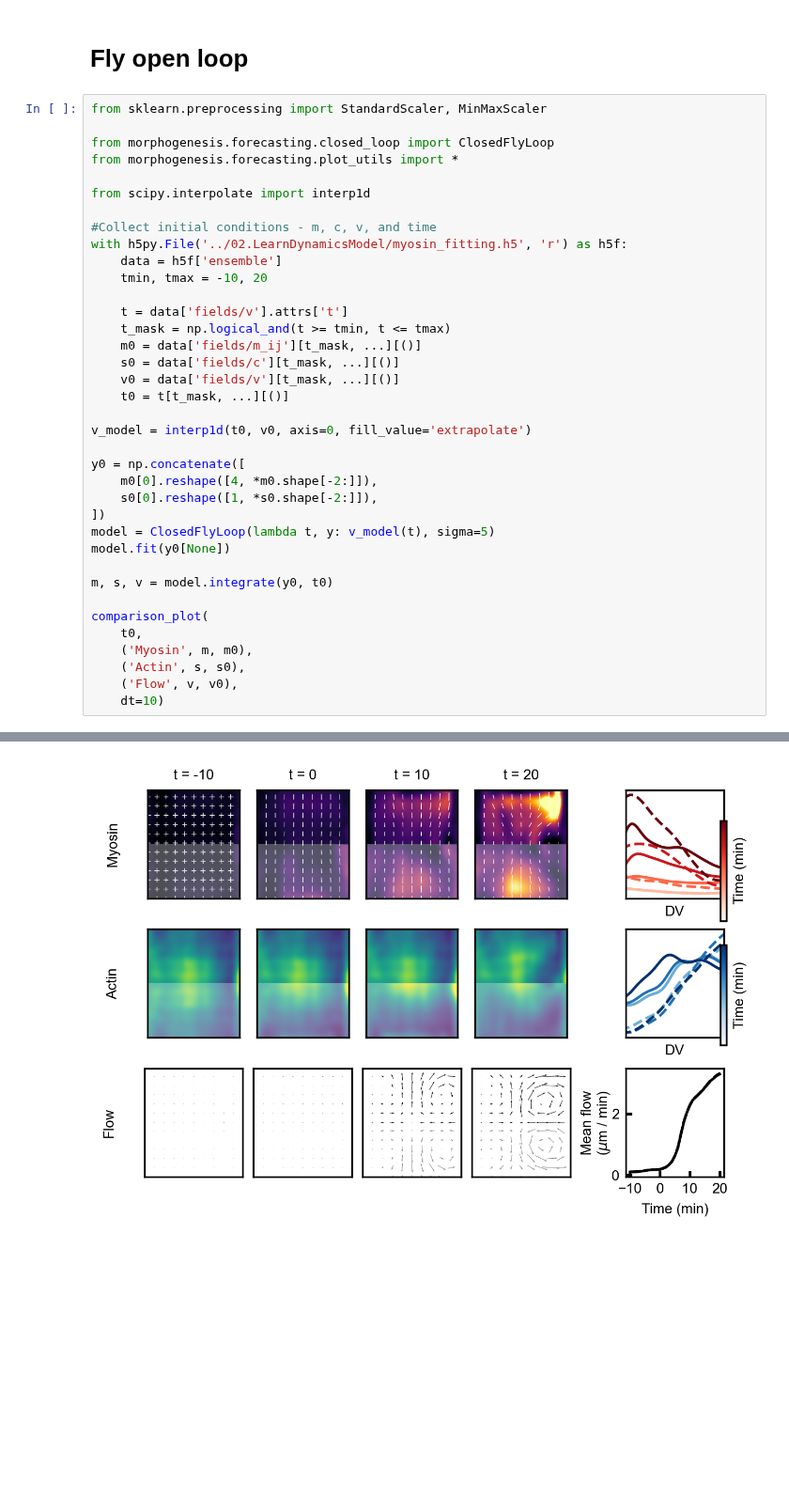
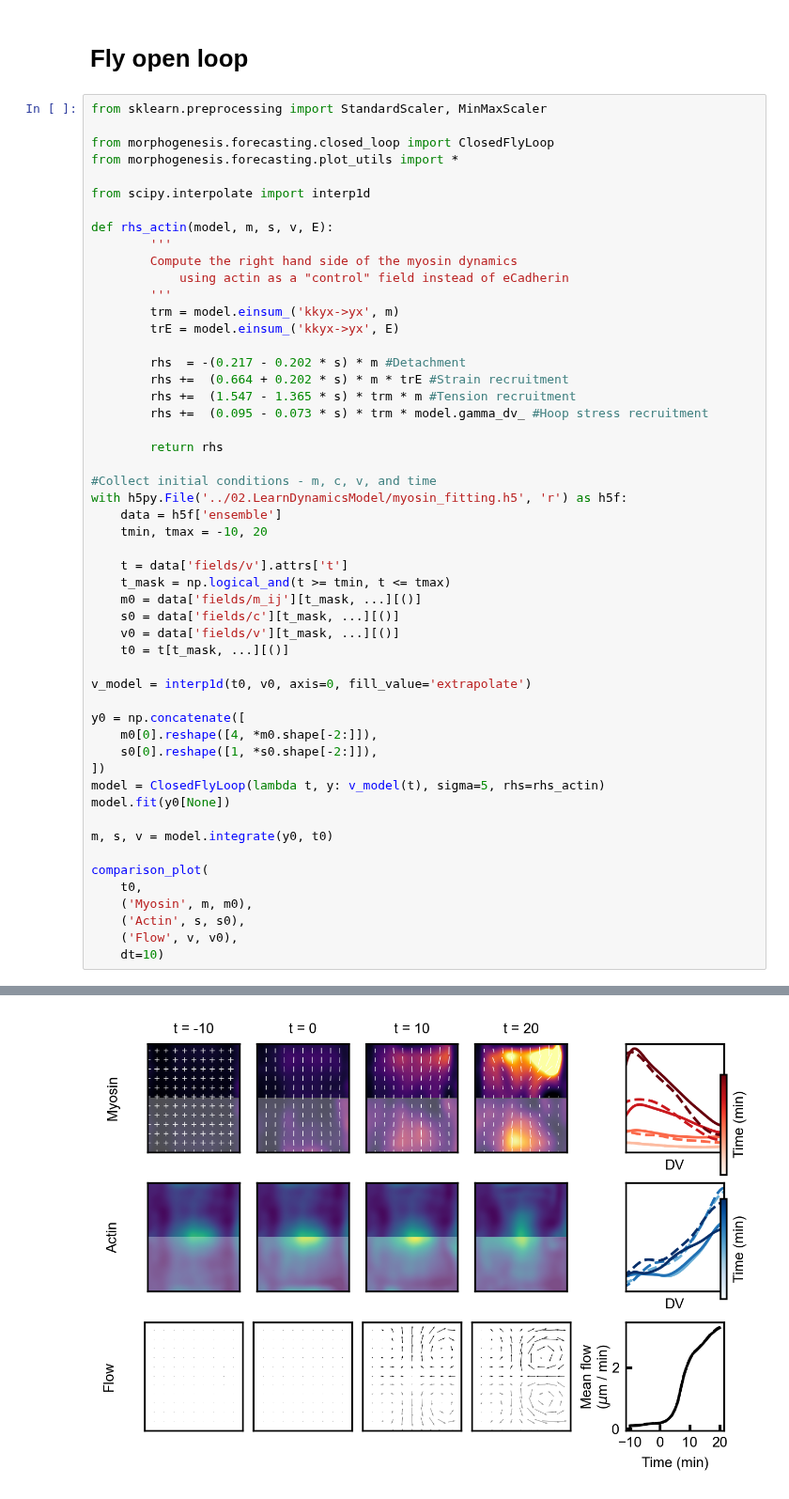
Before and after one commit to jcolen/drosophila_morphogenesis, a Jupyter notebook: 03.OpenLoopDynamics/Forecast_ActinControl.ipynb, the cells around one changed output, grey strips where cells are left out. Shown at 94% size. Cells and saved outputs as stored; diff of their text form; blank space fills up the shorter version.

Commit message:
Closed loop now takes arbitrary rhs for testing

```diff
--- a/03.OpenLoopDynamics/Forecast_ActinControl.ipynb
+++ b/03.OpenLoopDynamics/Forecast_ActinControl.ipynb
@@ -23,37 +26,52 @@ from morphogenesis.forecasting.closed_loop import ClosedFlyLoop
 from morphogenesis.forecasting.plot_utils import *
 
 from scipy.interpolate import interp1d
+
+def rhs_actin(model, m, s, v, E):
+		'''
+		Compute the right hand side of the myosin dynamics
+			using actin as a "control" field instead of eCadherin
+		'''
+		trm = model.einsum_('kkyx->yx', m)
+		trE = model.einsum_('kkyx->yx', E)
+
+		rhs  = -(0.217 - 0.202 * s) * m #Detachment
+		rhs +=	(0.664 + 0.202 * s) * m * trE #Strain recruitment
+		rhs +=	(1.547 - 1.365 * s) * trm * m #Tension recruitment
+		rhs +=	(0.095 - 0.073 * s) * trm * model.gamma_dv_ #Hoop stress recruitment
+
+		return rhs
 
 #Collect initial conditions - m, c, v, and time
 with h5py.File('../02.LearnDynamicsModel/myosin_fitting.h5', 'r') as h5f:
     data = h5f['ensemble']
     tmin, tmax = -10, 20
 
     t = data['fields/v'].attrs['t']
     t_mask = np.logical_and(t >= tmin, t <= tmax)
     m0 = data['fields/m_ij'][t_mask, ...][()]
     s0 = data['fields/c'][t_mask, ...][()]
     v0 = data['fields/v'][t_mask, ...][()]
     t0 = t[t_mask, ...][()]
 
 v_model = interp1d(t0, v0, axis=0, fill_value='extrapolate')
 
 y0 = np.concatenate([
     m0[0].reshape([4, *m0.shape[-2:]]),
     s0[0].reshape([1, *s0.shape[-2:]]),
 ])
-model = ClosedFlyLoop(lambda t, y: v_model(t), sigma=5)
+model = ClosedFlyLoop(lambda t, y: v_model(t), sigma=5, rhs=rhs_actin)
 model.fit(y0[None])
 
 m, s, v = model.integrate(y0, t0)
 
 comparison_plot(
     t0,
     ('Myosin', m, m0),
     ('Actin', s, s0),
     ('Flow', v, v0),
     dt=10)
 # %% [output]
 Initializing
 Using scipy solve_ivp
-[figure, old version]
+[figure, new version]
```
Also changed, not shown: parts of 1 cell of this notebook, 5 other files.
